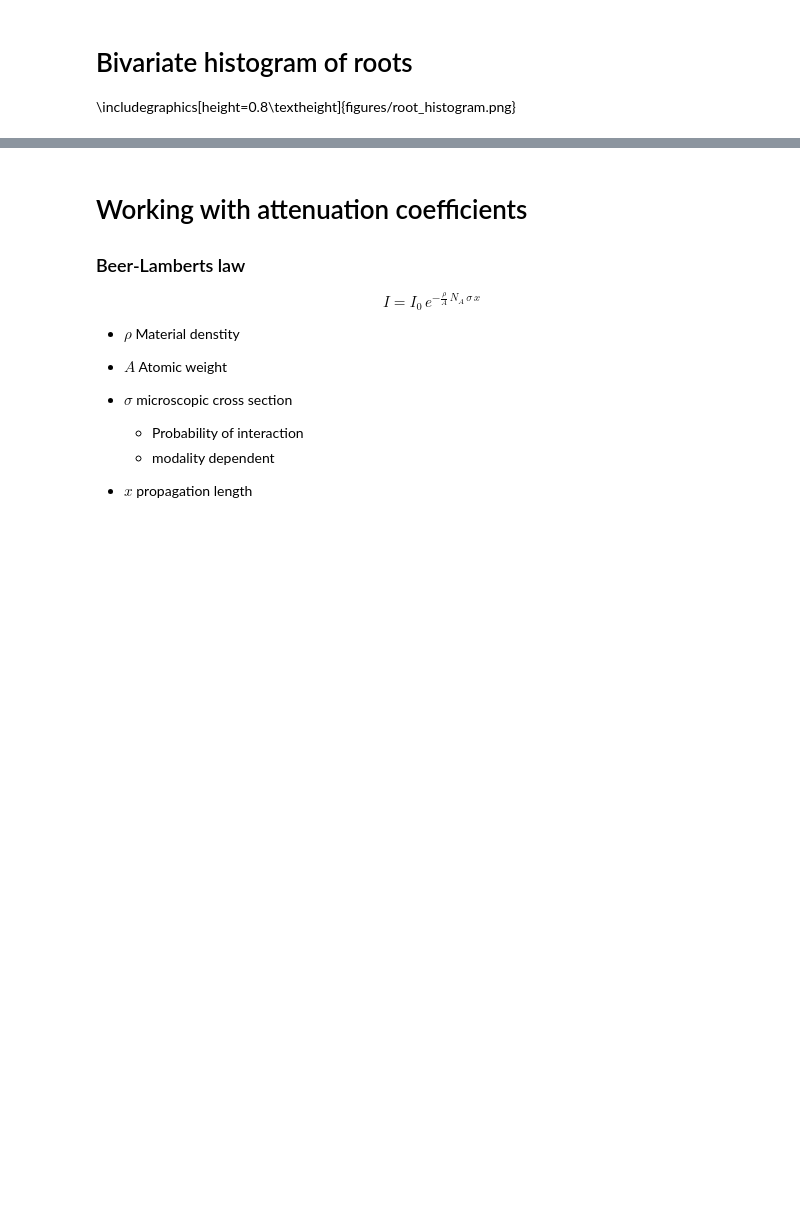
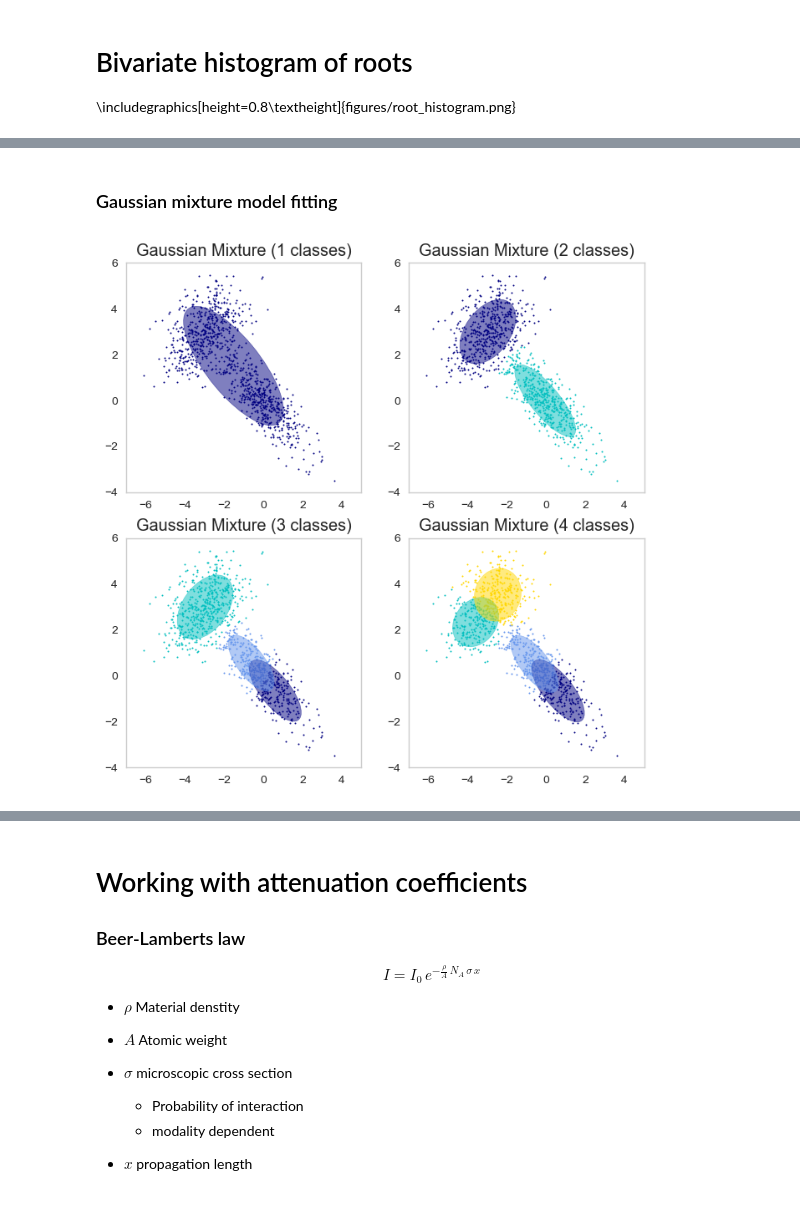
Before and after one commit to kmader/Quantitative-Big-Imaging-2019, a Jupyter notebook: Lectures/11-BimodalExperiments.ipynb, the cells around one changed output, grey strips where cells are left out. Cells and saved outputs as stored; diff of their text form; code cells hidden in the pictures; blank space fills up the shorter version.

```diff
--- a/Lectures/11-BimodalExperiments.ipynb
+++ b/Lectures/11-BimodalExperiments.ipynb
@@ -373,3 +412,48 @@ $$p(\theta)=\sum_{1}^{N} \phi\,\mathcal{N}(\mathbf{\mu}_i,\Sigma_i)
+# %%
+def plot_results(X, Y_, means, covariances, title, ax, showShape=True, showCenter=False):
+    color_iter = itertools.cycle(['navy', 'c', 'cornflowerblue', 'gold',
+                              'darkorange'])
+
+    for i, (mean, covar, color) in enumerate(zip(
+            means, covariances, color_iter)):
+        v, w = linalg.eigh(covar)
+        v = 2. * np.sqrt(2.) * np.sqrt(v)
+        u = w[0] / linalg.norm(w[0])
+        # as the DP will not use every component it has access to
+        # unless it needs it, we shouldn't plot the redundant
+        # components.
+        if not np.any(Y_ == i):
+            continue
+        ax.scatter(X[Y_ == i, 0], X[Y_ == i, 1], .8, color=color)
+
+        # Plot an ellipse to show the Gaussian component
+        if showShape :
+            angle = np.arctan(u[1] / u[0])
+            angle = 180. * angle / np.pi  # convert to degrees
+            ell = mpl.patches.Ellipse(mean, v[0], v[1], 180. + angle, color=color)
+            ell.set_clip_box(ax.bbox)
+            ell.set_alpha(0.5)
+            ax.add_artist(ell)
+
+        if showCenter :
+            ax.plot(mean[0],mean[1],'ro')
+
+    ax.set_xlim(-7., 5.)
+    ax.set_ylim(-4., 6.)
+    ax.set_title(title)
+# %% [markdown]
+
+### Gaussian mixture model fitting
+# %%
+fig, axes = plt.subplots(2,2,figsize=(8,8))
+# Fit a Gaussian mixture with EM using five components
+for i,ax in zip(np.arange(0,len(axes.ravel())),axes.ravel()) :
+    gmm = mixture.GaussianMixture(n_components=i+1, covariance_type='full').fit(X)
+
+    plot_results(X, gmm.predict(X), gmm.means_, gmm.covariances_,
+             title='Gaussian Mixture ({} classes)'.format(i+1), ax=ax)
+# %% [output]
+[figure, added]
 # %% [markdown]
 # Classification distances
 For a set of multivariate normal distributions $p_i=\mathcal{N}(\mu_i,\Sigma_i)$
```
Also changed, not shown: parts of 28 cells of this notebook, 14 other files.
